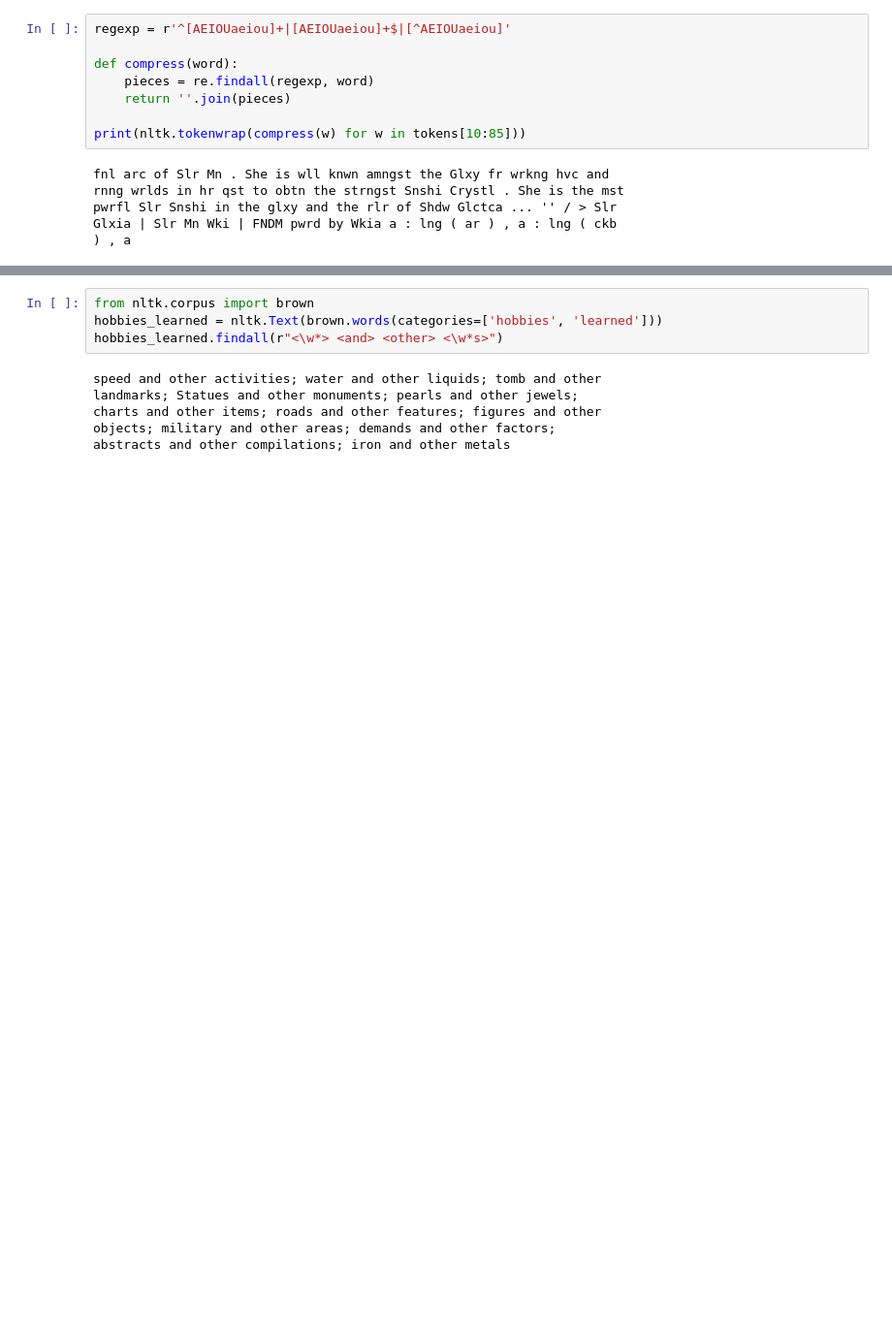
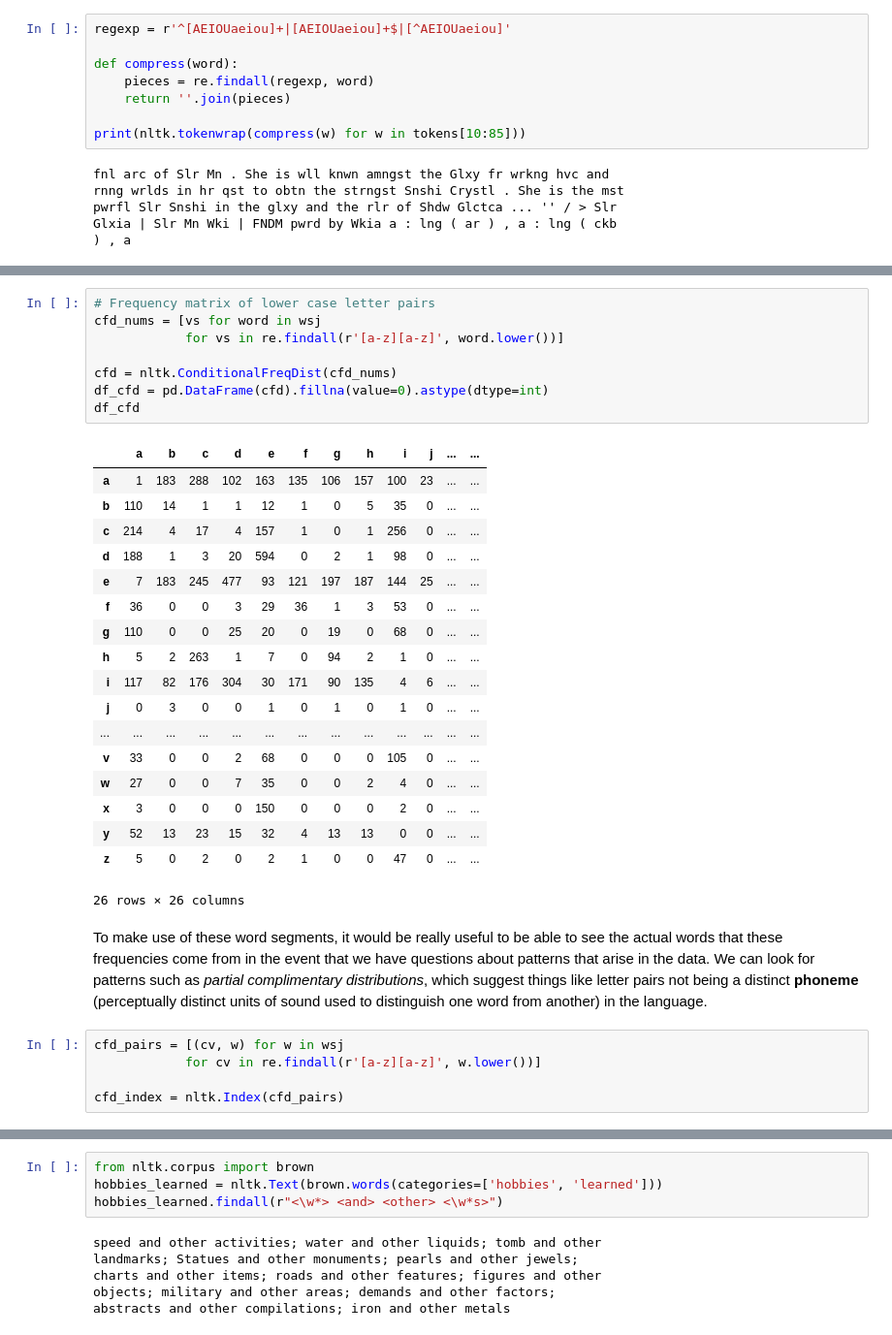
Before and after one commit to WhitneyOnTheWeb/JupyterNotebooks, a Jupyter notebook: Machine Learning/NLTKforPython_Ch3.ipynb, the cells around one changed output, grey strips where cells are left out. Shown at 97% size. Drawn from its saved outputs; the diff is of its cells as text; blank space fills up the shorter version.

```diff
--- a/Machine Learning/NLTKforPython_Ch3.ipynb
+++ b/Machine Learning/NLTKforPython_Ch3.ipynb
@@ -476,0 +561,34 @@ Glxia | Slr Mn Wki | FNDM pwrd by Wkia a : lng ( ar ) , a : lng ( ckb
+# %%
+# Frequency matrix of lower case letter pairs
+cfd_nums = [vs for word in wsj
+            for vs in re.findall(r'[a-z][a-z]', word.lower())]
+
+cfd = nltk.ConditionalFreqDist(cfd_nums)
+df_cfd = pd.DataFrame(cfd).fillna(value=0).astype(dtype=int)
+df_cfd
+# %% [output]
+|  | a | b | c | d | e | f | g | h | i | j | ... | ... |
+| a | 1 | 183 | 288 | 102 | 163 | 135 | 106 | 157 | 100 | 23 | ... | ... |
+| b | 110 | 14 | 1 | 1 | 12 | 1 | 0 | 5 | 35 | 0 | ... | ... |
+| c | 214 | 4 | 17 | 4 | 157 | 1 | 0 | 1 | 256 | 0 | ... | ... |
+| d | 188 | 1 | 3 | 20 | 594 | 0 | 2 | 1 | 98 | 0 | ... | ... |
+| e | 7 | 183 | 245 | 477 | 93 | 121 | 197 | 187 | 144 | 25 | ... | ... |
+| f | 36 | 0 | 0 | 3 | 29 | 36 | 1 | 3 | 53 | 0 | ... | ... |
+| g | 110 | 0 | 0 | 25 | 20 | 0 | 19 | 0 | 68 | 0 | ... | ... |
+| h | 5 | 2 | 263 | 1 | 7 | 0 | 94 | 2 | 1 | 0 | ... | ... |
+| i | 117 | 82 | 176 | 304 | 30 | 171 | 90 | 135 | 4 | 6 | ... | ... |
+| j | 0 | 3 | 0 | 0 | 1 | 0 | 1 | 0 | 1 | 0 | ... | ... |
+| ... | ... | ... | ... | ... | ... | ... | ... | ... | ... | ... | ... | ... |
+| v | 33 | 0 | 0 | 2 | 68 | 0 | 0 | 0 | 105 | 0 | ... | ... |
+| w | 27 | 0 | 0 | 7 | 35 | 0 | 0 | 2 | 4 | 0 | ... | ... |
+| x | 3 | 0 | 0 | 0 | 150 | 0 | 0 | 0 | 2 | 0 | ... | ... |
+| y | 52 | 13 | 23 | 15 | 32 | 4 | 13 | 13 | 0 | 0 | ... | ... |
+| z | 5 | 0 | 2 | 0 | 2 | 1 | 0 | 0 | 47 | 0 | ... | ... |
+26 rows × 26 columns
+# %% [markdown]
+To make use of these word segments, it would be really useful to be able to see the actual words that these frequencies come from in the event that we have questions about patterns that arise in the data. We can look for patterns such as *partial complimentary distributions*, which suggest things like letter pairs not being a distinct **phoneme** (perceptually distinct units of sound used to distinguish one word from another) in the language.
+# %%
+cfd_pairs = [(cv, w) for w in wsj
+            for cv in re.findall(r'[a-z][a-z]', w.lower())]
+
+cfd_index = nltk.Index(cfd_pairs)
```
Also changed, not shown: parts of 121 cells of this notebook, 1 other file.
